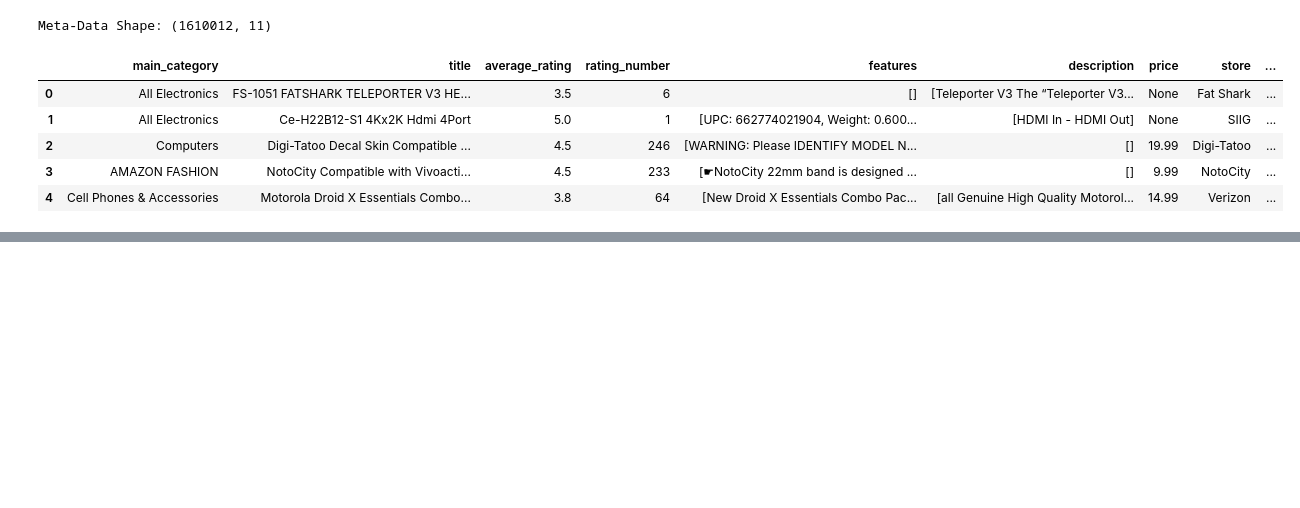
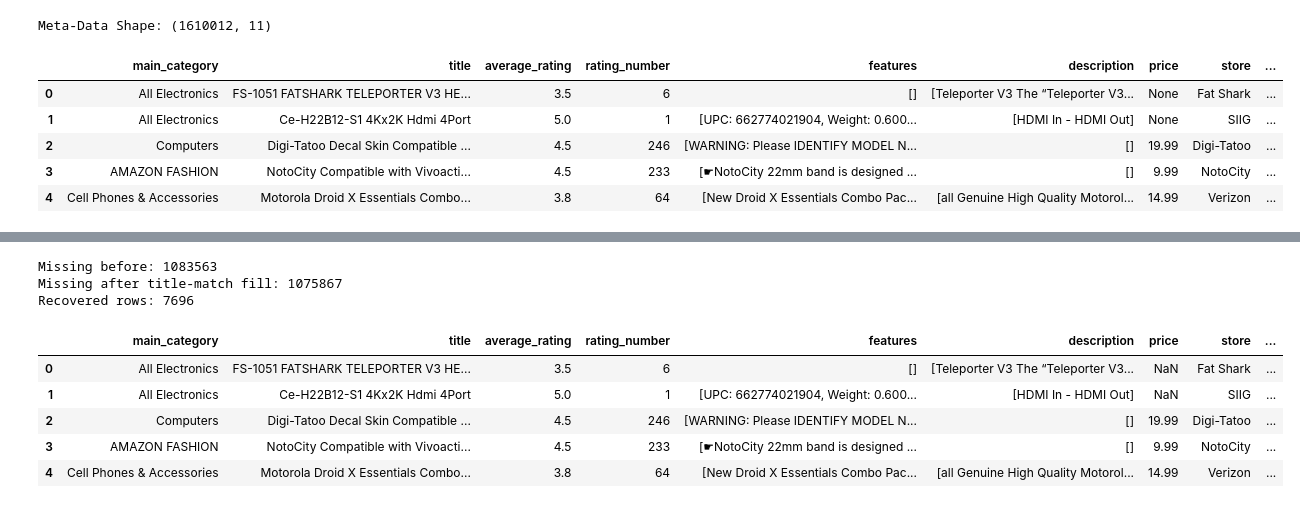
Before and after one commit to satyamkarn100-ctrl/Neural-Recommendation-Personalization-Engine, a Jupyter notebook: 02_preprocessing.ipynb, the cells around one changed output, grey strips where cells are left out. Saved outputs shown, nothing was run; the diff lists cells and outputs as text; code cells hidden in the pictures; blank space fills up the shorter version.

```diff
--- a/02_preprocessing.ipynb
+++ b/02_preprocessing.ipynb
@@ -144,0 +161,35 @@ Meta-data Coverage: 14.32 %
+# %%
+meta['price'] = meta['price'].replace(
+    ['None','none','NULL','null',''],np.nan
+)
+
+# Convert price to numeric
+meta['price'] = pd.to_numeric(meta['price'], errors='coerce')
+
+# Missing indicator
+meta['price_missing'] = meta['price'].isna().astype(int)
+
+before = meta['price'].isna().sum()
+print("Missing before:", before)
+
+# Same title based median imputation
+title_median = meta.groupby('title')['price'].transform('median')
+
+meta['price'] = meta['price'].fillna(title_median)
+
+after = meta['price'].isna().sum()
+print("Missing after title-match fill:", after)
+print("Recovered rows:", before - after)
+# %% [output]
+Missing before: 1083563
+Missing after title-match fill: 1075867
+Recovered rows: 7696
+# %%
+meta.head()
+# %% [output]
+|  | main_category | title | average_rating | rating_number | features | description | price | store | ... |
+| 0 | All Electronics | FS-1051 FATSHARK TELEPORTER V3 HE... | 3.5 | 6 | [] | [Teleporter V3 The “Teleporter V3... | NaN | Fat Shark | ... |
+| 1 | All Electronics | Ce-H22B12-S1 4Kx2K Hdmi 4Port | 5.0 | 1 | [UPC: 662774021904, Weight: 0.600... | [HDMI In - HDMI Out] | NaN | SIIG | ... |
+| 2 | Computers | Digi-Tatoo Decal Skin Compatible ... | 4.5 | 246 | [WARNING: Please IDENTIFY MODEL N... | [] | 19.99 | Digi-Tatoo | ... |
+| 3 | AMAZON FASHION | NotoCity Compatible with Vivoacti... | 4.5 | 233 | [☛NotoCity 22mm band is designed ... | [] | 9.99 | NotoCity | ... |
+| 4 | Cell Phones & Accessories | Motorola Droid X Essentials Combo... | 3.8 | 64 | [New Droid X Essentials Combo Pac... | [all Genuine High Quality Motorol... | 14.99 | Verizon | ... |
```
Also changed, not shown: parts of 15 cells of this notebook.
